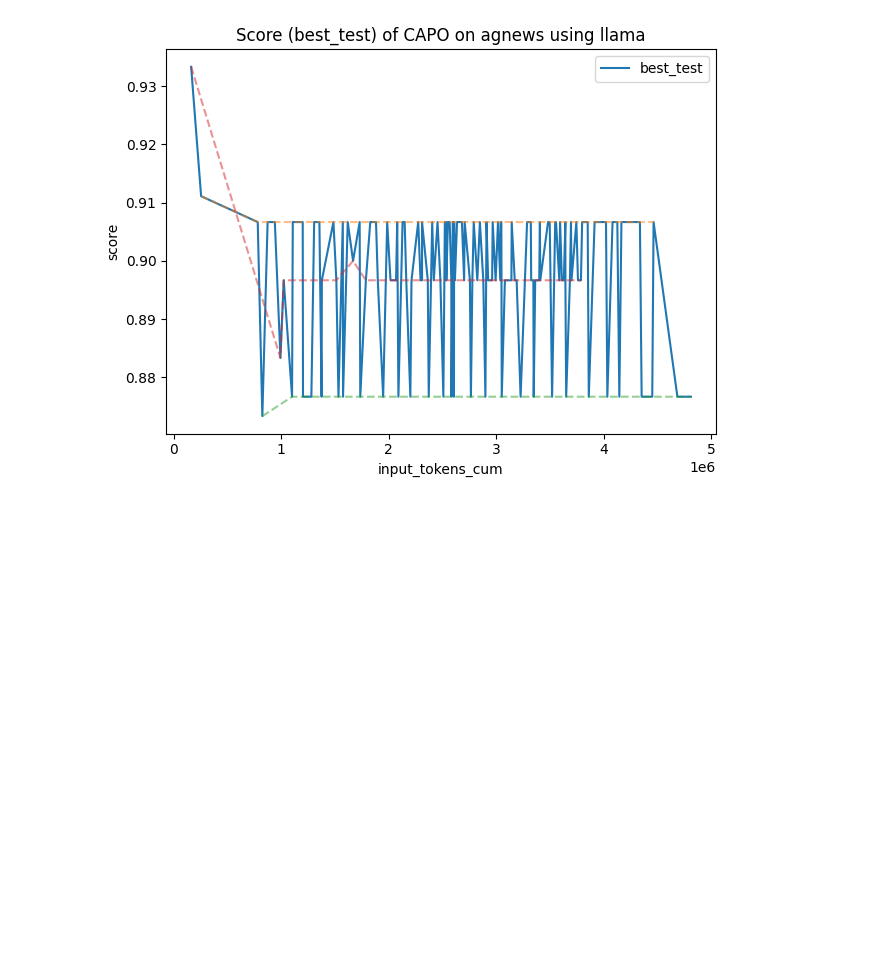
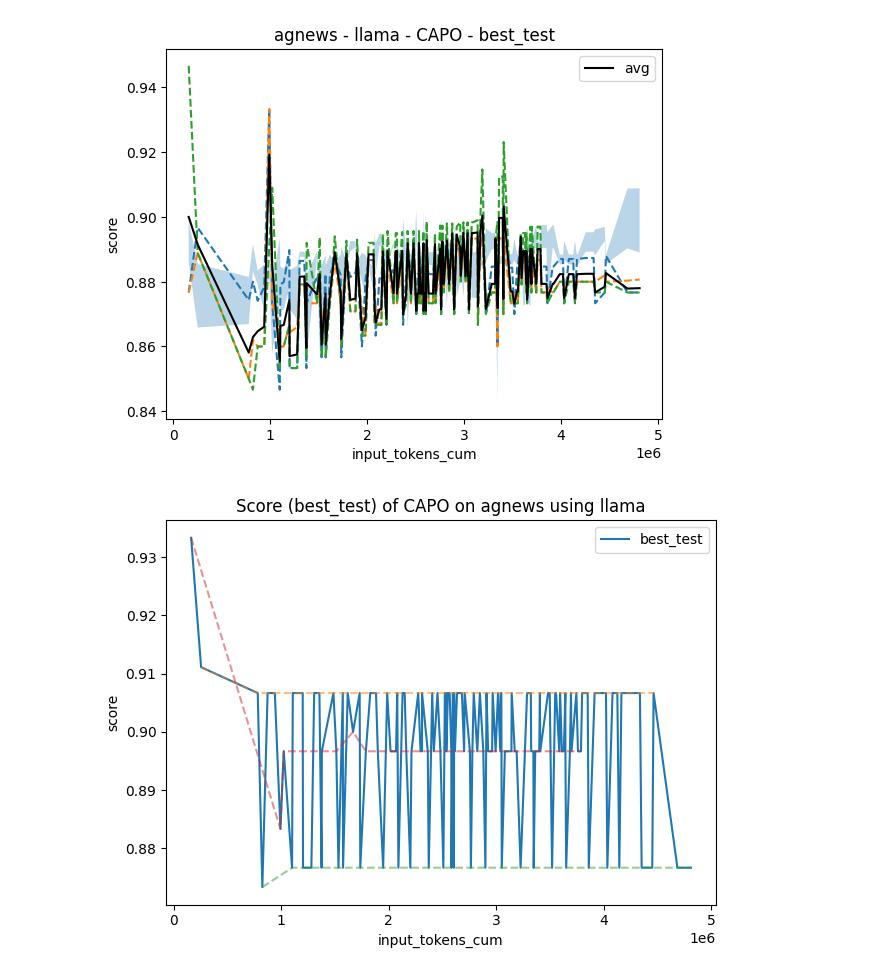
Before and after one commit to finitearth/capo, a Jupyter notebook: notebooks/seed_aggregation_eval.ipynb, the cells around one changed output. Cells and saved outputs as stored; diff of their text form; code cells hidden in the pictures; blank space fills up the shorter version.

```diff
--- a/notebooks/seed_aggregation_eval.ipynb
+++ b/notebooks/seed_aggregation_eval.ipynb
@@ -85,7 +68,7 @@ def plot_population_scores(
     dataset, model, optim, agg="mean", plot_seeds=False, score_col="test_score", x_col="step"
 ):
     fig, ax = plt.subplots()
-    df = get_data(dataset, model, optim)
+    df = get_results(dataset, model, optim)
     # df = aggregate_population_scores(df, agg)
     df = aggregate_results(df, "mean", magic=True)
 
@@ -94,12 +77,12 @@ def plot_population_scores(
             df_seed = df[df.seed == seed]
             ax.plot(df_seed[x_col], df_seed[score_col], linestyle="--")
 
-    df_max = df.groupby("step", as_index=False).max(numeric_only=True)
-    df_avg = df.groupby("step", as_index=False).mean(numeric_only=True)
-    df_std = df.groupby("step", as_index=False).std(numeric_only=True)
-    df_avg["cum_token"] = df_max["cum_token"]
-    df_std["cum_token"] = df_max["cum_token"]
-    min_steps = df.groupby("seed")["step"].max().min()
+    df_max = df.groupby(x_col, as_index=False).max(numeric_only=True)
+    df_avg = df.groupby(x_col, as_index=False).mean(numeric_only=True)
+    df_std = df.groupby(x_col, as_index=False).std(numeric_only=True)
+    df_avg[x_col] = df_max[x_col]
+    df_std[x_col] = df_max[x_col]
+    min_steps = df.groupby("seed")[x_col].max().min()
     df_avg = df_avg[df_avg.step <= min_steps]
     df_std = df_std[df_std.step <= min_steps]
 
@@ -309,6 +292,18 @@ def plot_prompt_lens(
     ax.set_title(f"{dataset} - {model} - {optimizer} - {y_col}")
 
     return fig
+# %%
+plot_population_scores(
+    "agnews",
+    "llama",
+    "CAPO",
+    agg="best_test",
+    score_col="score",
+    plot_seeds=True,
+    x_col="input_tokens_cum",
+);
+# %% [output]
+[figure, added]
 # %%
 def plot_population_scores(
     dataset, model, optim, agg="mean", plot_seeds=False, score_col="test_score", x_col="step"
```
Also changed, not shown: parts of 3 cells of this notebook, 2 other files.
